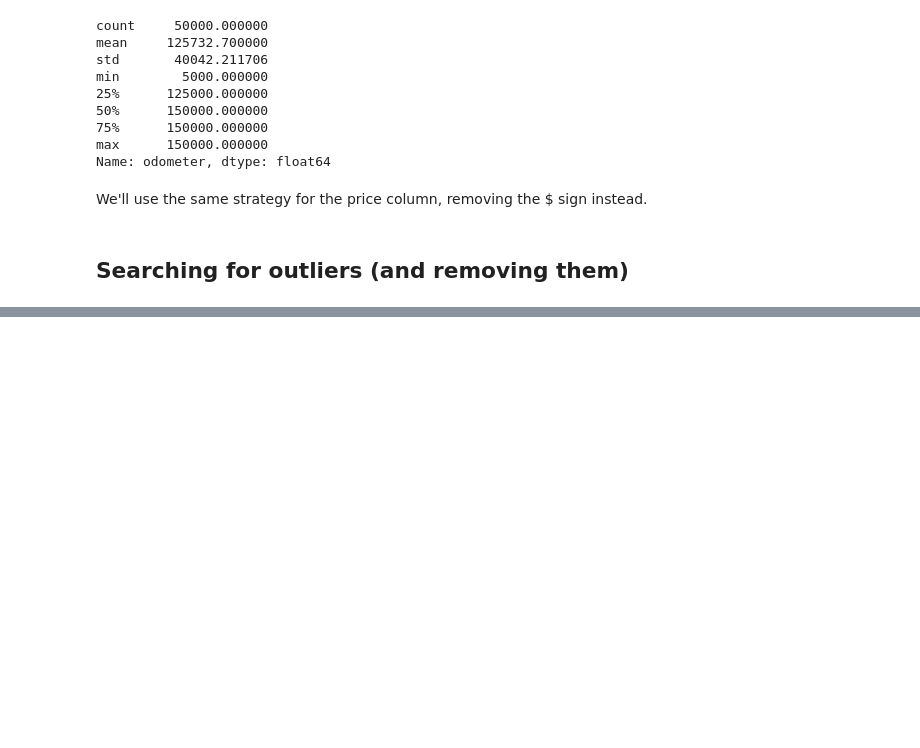
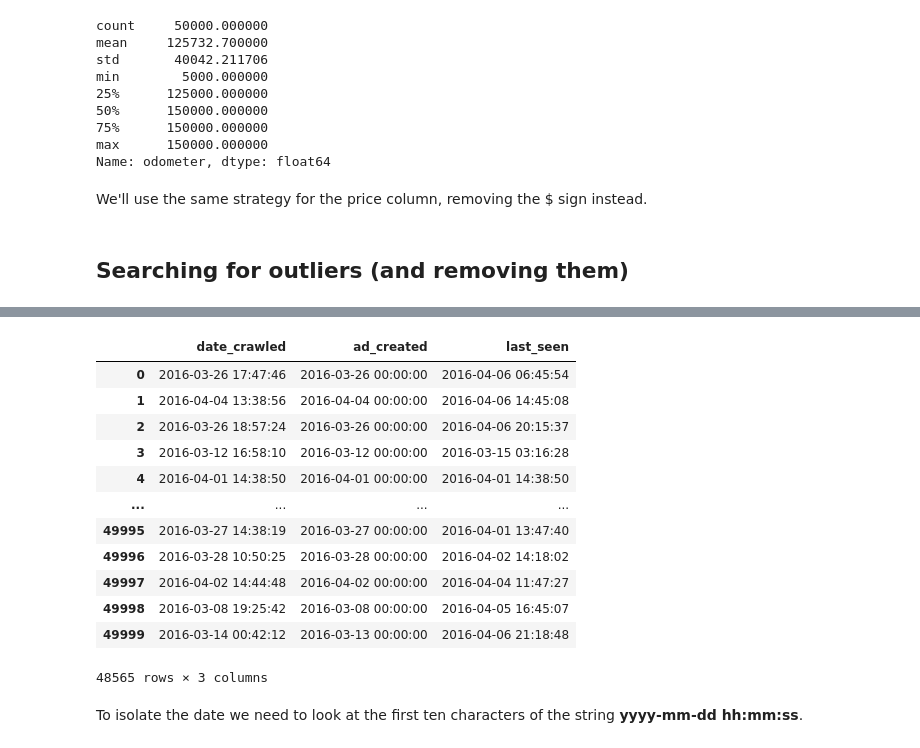
Before and after one commit to damianobacci/jupyter-notebook-projects, a Jupyter notebook: Analyzing ebay.de car sales.ipynb, the cells around one changed output, grey strips where cells are left out. Drawn from its saved outputs; the diff is of its cells as text; code cells hidden in the pictures; blank space fills up the shorter version.

```diff
--- a/Analyzing ebay.de car sales.ipynb
+++ b/Analyzing ebay.de car sales.ipynb
@@ -183,0 +192,2 @@ autos['price'] = autos['price'].astype(int)
+# %%
+autos = autos.drop(['nr_of_pictures', 'seller', 'offer_type'], axis=1)
@@ -183,0 +262,4 @@ autos['price'] = autos['price'].astype(int)
+# %%
+autos = autos[autos['price'].between(1,351000)]
+
+autos['price'].describe()
@@ -183,0 +288,18 @@ autos['price'] = autos['price'].astype(int)
+# %%
+autos[['date_crawled','ad_created','last_seen'][0:5]]
+# %% [output]
+|  | date_crawled | ad_created | last_seen |
+| 0 | 2016-03-26 17:47:46 | 2016-03-26 00:00:00 | 2016-04-06 06:45:54 |
+| 1 | 2016-04-04 13:38:56 | 2016-04-04 00:00:00 | 2016-04-06 14:45:08 |
+| 2 | 2016-03-26 18:57:24 | 2016-03-26 00:00:00 | 2016-04-06 20:15:37 |
+| 3 | 2016-03-12 16:58:10 | 2016-03-12 00:00:00 | 2016-03-15 03:16:28 |
+| 4 | 2016-04-01 14:38:50 | 2016-04-01 00:00:00 | 2016-04-01 14:38:50 |
+| ... | ... | ... | ... |
+| 49995 | 2016-03-27 14:38:19 | 2016-03-27 00:00:00 | 2016-04-01 13:47:40 |
+| 49996 | 2016-03-28 10:50:25 | 2016-03-28 00:00:00 | 2016-04-02 14:18:02 |
+| 49997 | 2016-04-02 14:44:48 | 2016-04-02 00:00:00 | 2016-04-04 11:47:27 |
+| 49998 | 2016-03-08 19:25:42 | 2016-03-08 00:00:00 | 2016-04-05 16:45:07 |
+| 49999 | 2016-03-14 00:42:12 | 2016-03-13 00:00:00 | 2016-04-06 21:18:48 |
+48565 rows × 3 columns
+# %% [markdown]
+To isolate the date we need to look at the first ten characters of the string **yyyy-mm-dd hh:mm:ss**.
```
Also changed, not shown: parts of 40 cells of this notebook.
